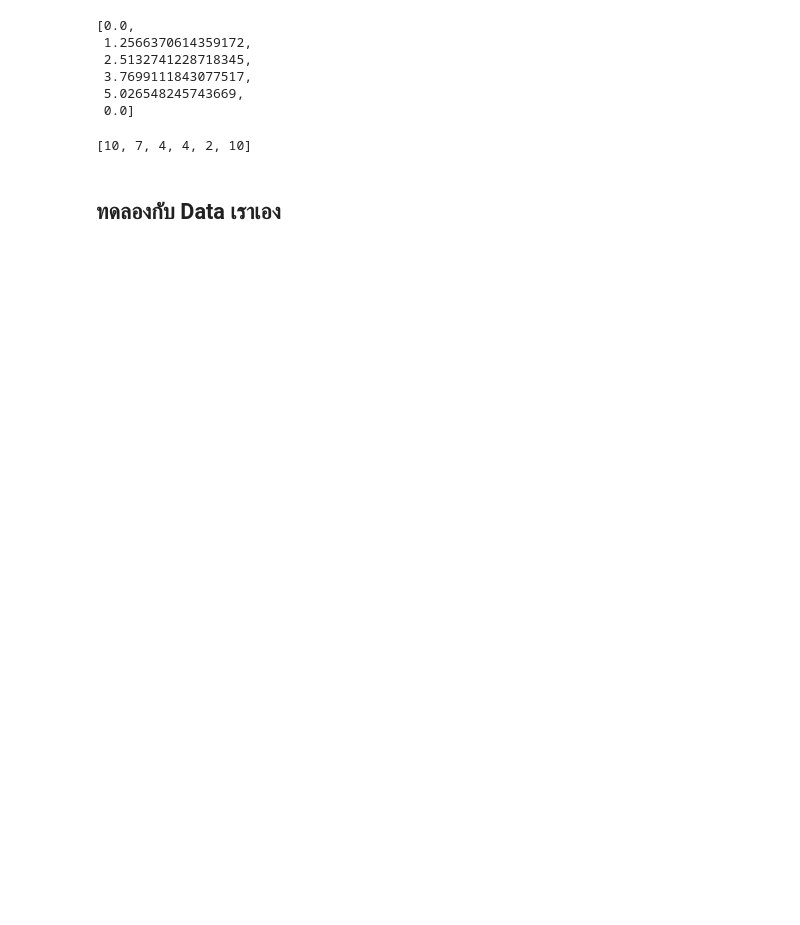
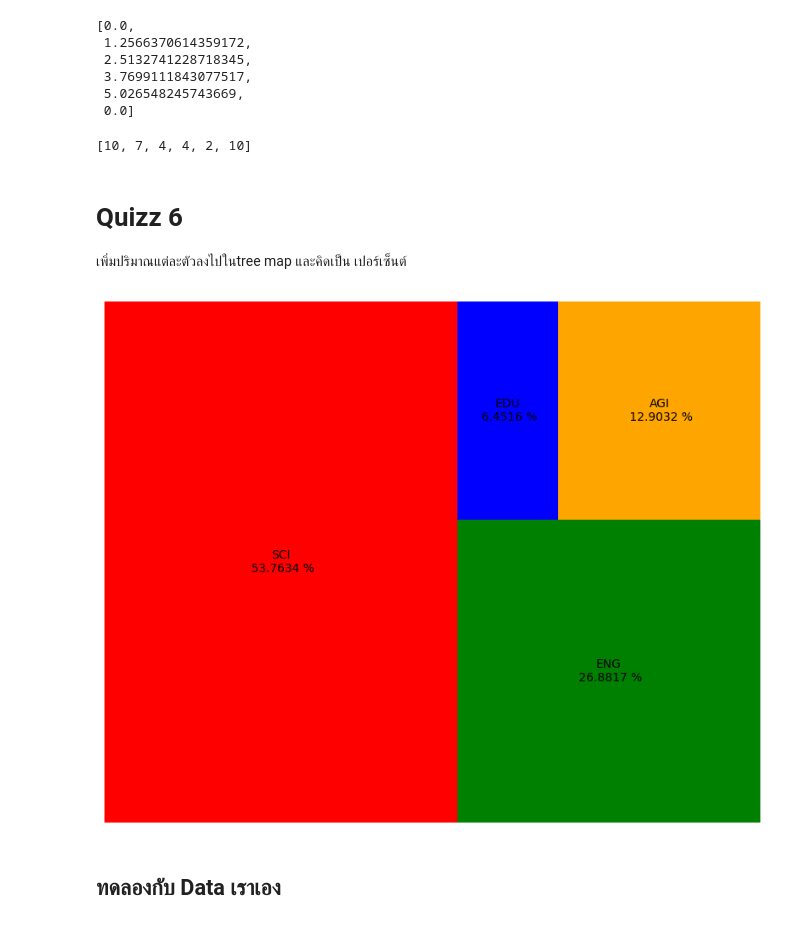
Before and after one commit to janjira24122544/Python_dataviz2023, a Jupyter notebook: DataViz04_Data_Comparison.ipynb, the cells around one changed output. Drawn from its saved outputs; the diff is of its cells as text; code cells hidden in the pictures; blank space fills up the shorter version.

Commit message:
Quizz6

```diff
--- a/DataViz04_Data_Comparison.ipynb
+++ b/DataViz04_Data_Comparison.ipynb
@@ -648,6 +647,25 @@ angles
 val_c1
 # %% [output]
 [10, 7, 4, 4, 2, 10]
+# %% [markdown]
+# Quizz 6
+เพิ่มปริมาณแต่ละตัวลงไปในtree map และคิดเป็น เปอร์เซ็นต์
+# %%
+import squarify
+import matplotlib.pyplot as plt
+
+data = [500, 250, 60, 120]
+labels = [f'SCI\n {round((500*100)/930, 4)} %',
+          f'ENG\n {round((250*100)/930, 4)} %',
+          f'EDU\n {round((60*100)/930, 4)} %',
+          f'AGI\n {round((120*100)/930, 4)} %']
+
+color = ['red', 'green', 'blue', 'orange']
+squarify.plot(data, color=color, label=labels)
+plt.axis('off')
+plt.show()
+# %% [output]
+[figure, added]
 # %% [markdown]
 ## ทดลองกับ Data เราเอง
 # %%
```
Also changed, not shown: parts of 21 cells of this notebook.
